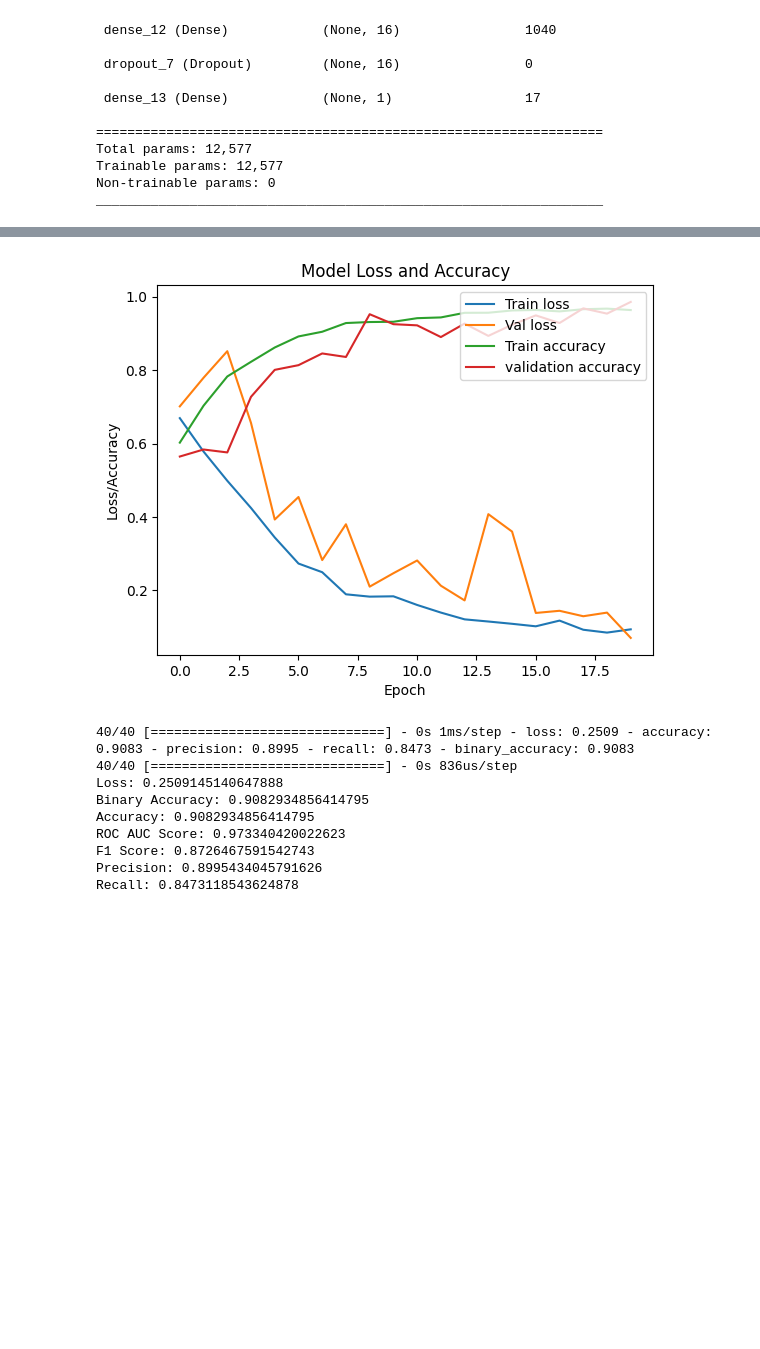
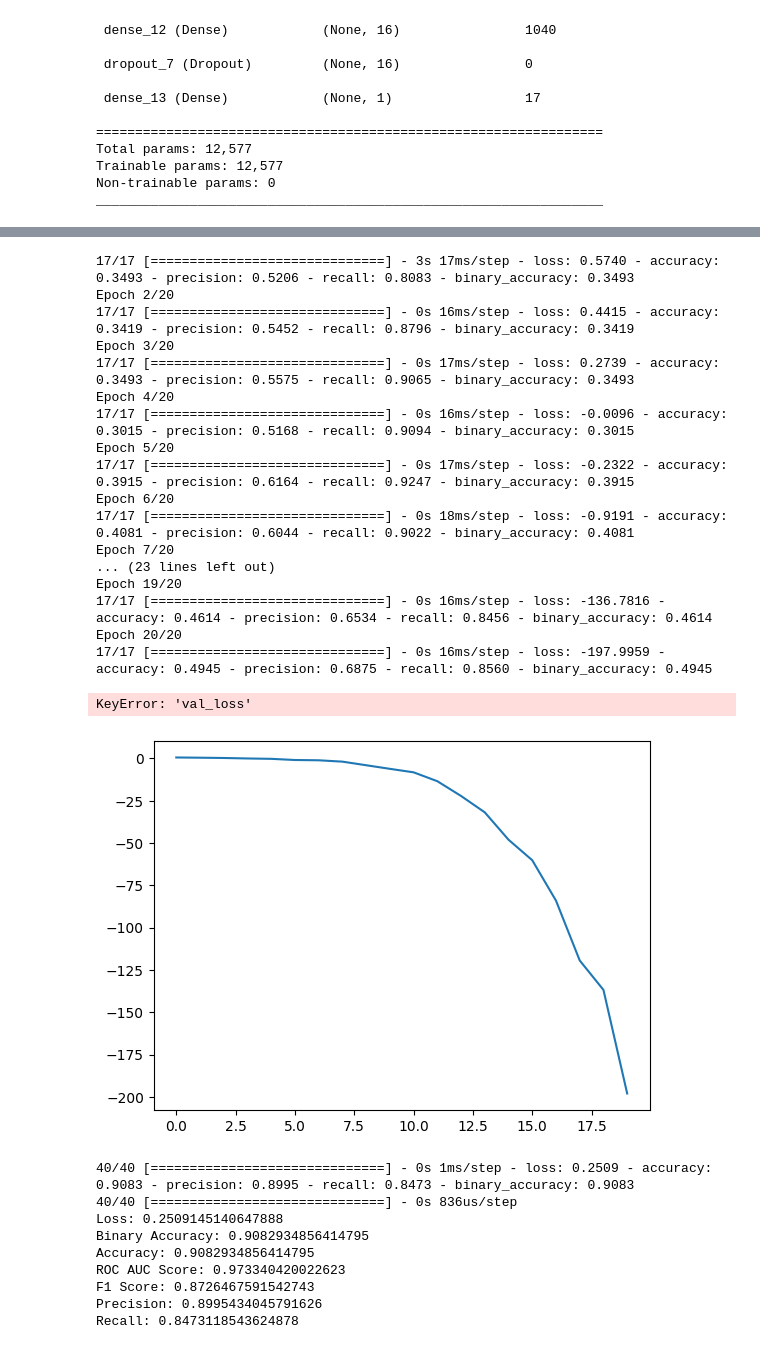
Before and after one commit to raaifhadadi/FYP, a Jupyter notebook: brugada_hb.ipynb, the cells around one changed output, grey strips where cells are left out. Cells and saved outputs as stored; diff of their text form; code cells hidden in the pictures; blank space fills up the shorter version.

```diff
--- a/brugada_hb.ipynb
+++ b/brugada_hb.ipynb
@@ -433,10 +433,10 @@ _________________________________________________________________
 AUGMENT = True
 
 if AUGMENT:
-    data_gen = augment_ecg_signal_batch(X_train, y_train, 32)
-    history = model.fit(data_gen, validation_data=(X_val, y_val), epochs=20, batch_size=32, steps_per_epoch=len(X_train) // 32)
+    data_gen = augment_ecg_signal_batch(X_train, Y_train, 32)
+    history = model.fit(data_gen, epochs=20, batch_size=32, steps_per_epoch=len(X_train) // 32)
 else:
-    history = model.fit(X_train, y_train, validation_data=(X_val, y_val), epochs=50, batch_size=32)
+    history = model.fit(X_train, Y_train, epochs=50, batch_size=32)
 
 # plot the training and validation loss and binary accuracy
 plt.plot(history.history['loss'])
@@ -469,4 +458,22 @@ Epoch 20/20
+17/17 [==============================] - 3s 17ms/step - loss: 0.5740 - accuracy: 0.3493 - precision: 0.5206 - recall: 0.8083 - binary_accuracy: 0.3493
+Epoch 2/20
+17/17 [==============================] - 0s 16ms/step - loss: 0.4415 - accuracy: 0.3419 - precision: 0.5452 - recall: 0.8796 - binary_accuracy: 0.3419
+Epoch 3/20
+17/17 [==============================] - 0s 17ms/step - loss: 0.2739 - accuracy: 0.3493 - precision: 0.5575 - recall: 0.9065 - binary_accuracy: 0.3493
+Epoch 4/20
+17/17 [==============================] - 0s 16ms/step - loss: -0.0096 - accuracy: 0.3015 - precision: 0.5168 - recall: 0.9094 - binary_accuracy: 0.3015
+Epoch 5/20
+17/17 [==============================] - 0s 17ms/step - loss: -0.2322 - accuracy: 0.3915 - precision: 0.6164 - recall: 0.9247 - binary_accuracy: 0.3915
+Epoch 6/20
+17/17 [==============================] - 0s 18ms/step - loss: -0.9191 - accuracy: 0.4081 - precision: 0.6044 - recall: 0.9022 - binary_accuracy: 0.4081
+Epoch 7/20
+... (23 lines left out)
+Epoch 19/20
+17/17 [==============================] - 0s 16ms/step - loss: -136.7816 - accuracy: 0.4614 - precision: 0.6534 - recall: 0.8456 - binary_accuracy: 0.4614
+Epoch 20/20
+17/17 [==============================] - 0s 16ms/step - loss: -197.9959 - accuracy: 0.4945 - precision: 0.6875 - recall: 0.8560 - binary_accuracy: 0.4945
+KeyError: 'val_loss'
-[figure, old version]
+[figure, new version]
 # %%
 # evaluate the model
 loss, accuracy, precision, recall, binary_accuracy = model.evaluate(X_test, y_test)
```
Also changed, not shown: parts of 4 cells of this notebook.
